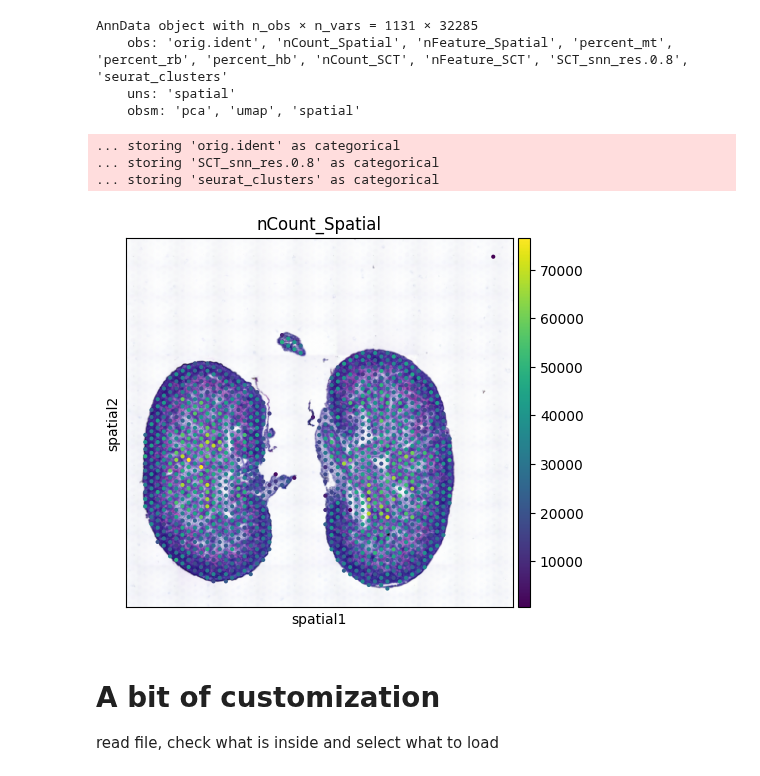
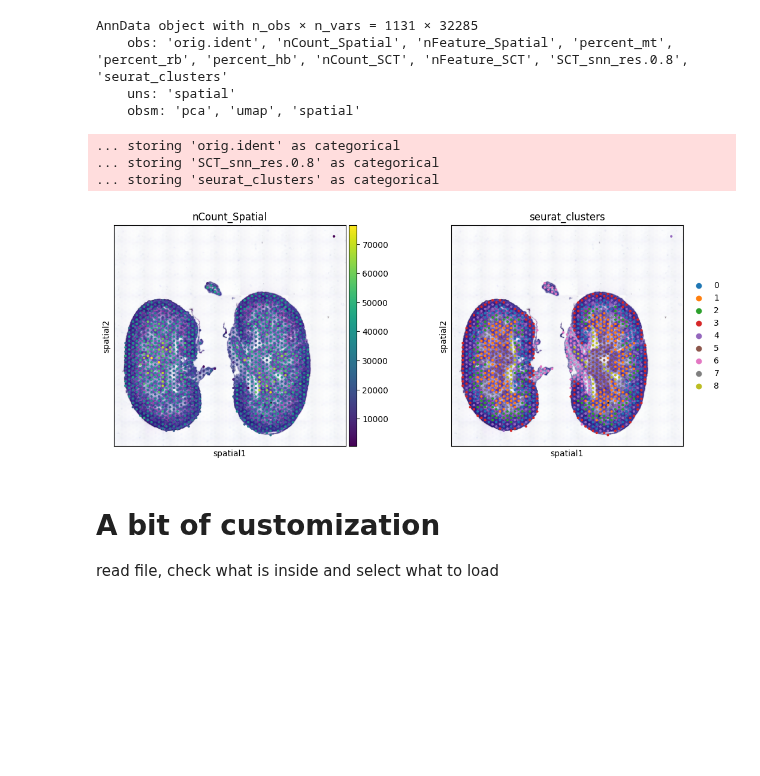
Before and after one commit to cellgeni/py8rds, a Jupyter notebook: tutorials/tutorial.ipynb, the cells around one changed output. Cells and saved outputs as stored; diff of their text form; code cells hidden in the pictures; blank space fills up the shorter version.

```diff
--- a/tutorials/tutorial.ipynb
+++ b/tutorials/tutorial.ipynb
@@ -136,12 +138,12 @@ AnnData object with n_obs × n_vars = 1131 × 32285
     uns: 'spatial'
     obsm: 'pca', 'umap', 'spatial'
 # %%
-sc.pl.spatial(v,color='nCount_Spatial')
+sc.pl.spatial(v,color=['nCount_Spatial','seurat_clusters'])
 # %% [output]
 ... storing 'orig.ident' as categorical
 ... storing 'SCT_snn_res.0.8' as categorical
 ... storing 'seurat_clusters' as categorical
-[figure, old version]
+[figure, new version]
 # %% [markdown]
 # A bit of customization
 read file, check what is inside and select what to load
```
Also changed, not shown: parts of 9 cells of this notebook, 1 other file.
